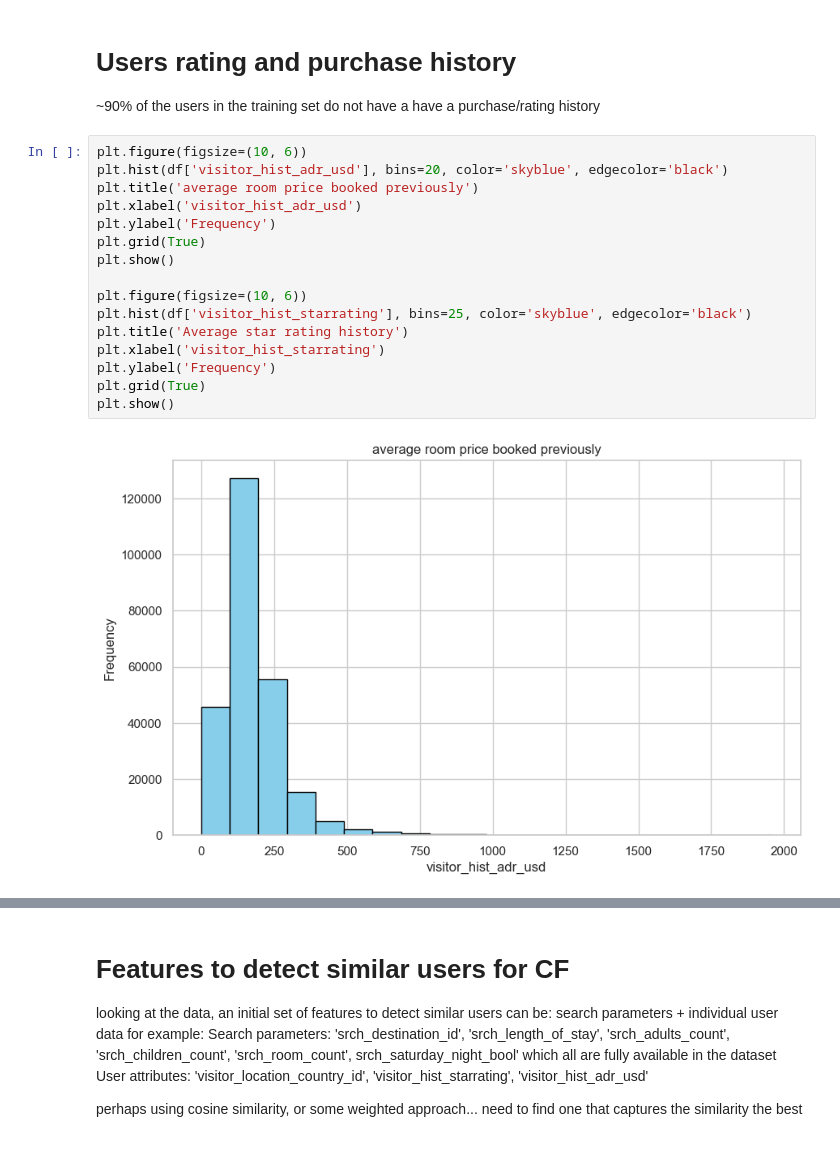
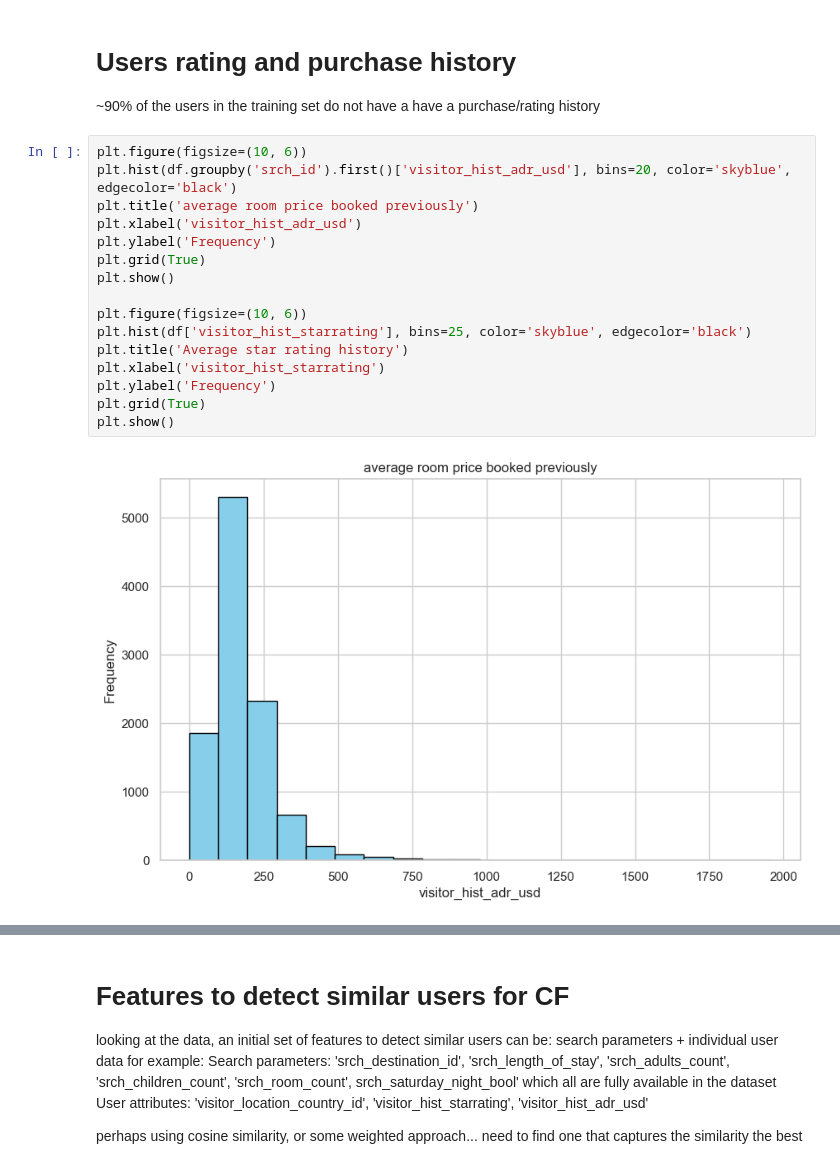
Before and after one commit to Leodom01/X_400108-DataMiningTechniques, a Jupyter notebook: EDA.ipynb, the cells around one changed output, grey strips where cells are left out. Cells and saved outputs as stored; diff of their text form.

```diff
--- a/EDA.ipynb
+++ b/EDA.ipynb
@@ -132,22 +123,22 @@ Seems like the majority of the users and hotels are from the country with id 219
 ~90% of the users in the training set do not have a have a purchase/rating history
 # %%
 plt.figure(figsize=(10, 6))
-plt.hist(df['visitor_hist_adr_usd'], bins=20, color='skyblue', edgecolor='black')
+plt.hist(df.groupby('srch_id').first()['visitor_hist_adr_usd'], bins=20, color='skyblue', edgecolor='black')
 plt.title('average room price booked previously')
 plt.xlabel('visitor_hist_adr_usd')
 plt.ylabel('Frequency')
 plt.grid(True)
 plt.show()
 
 plt.figure(figsize=(10, 6))
 plt.hist(df['visitor_hist_starrating'], bins=25, color='skyblue', edgecolor='black')
 plt.title('Average star rating history')
 plt.xlabel('visitor_hist_starrating')
 plt.ylabel('Frequency')
 plt.grid(True)
 plt.show()
 # %% [output]
-[figure, old version]
+[figure, new version]
 [figure]
 # %% [markdown]
 # Features to detect similar users for CF
```
Also changed, not shown: parts of 10 cells of this notebook, 2 other files.
